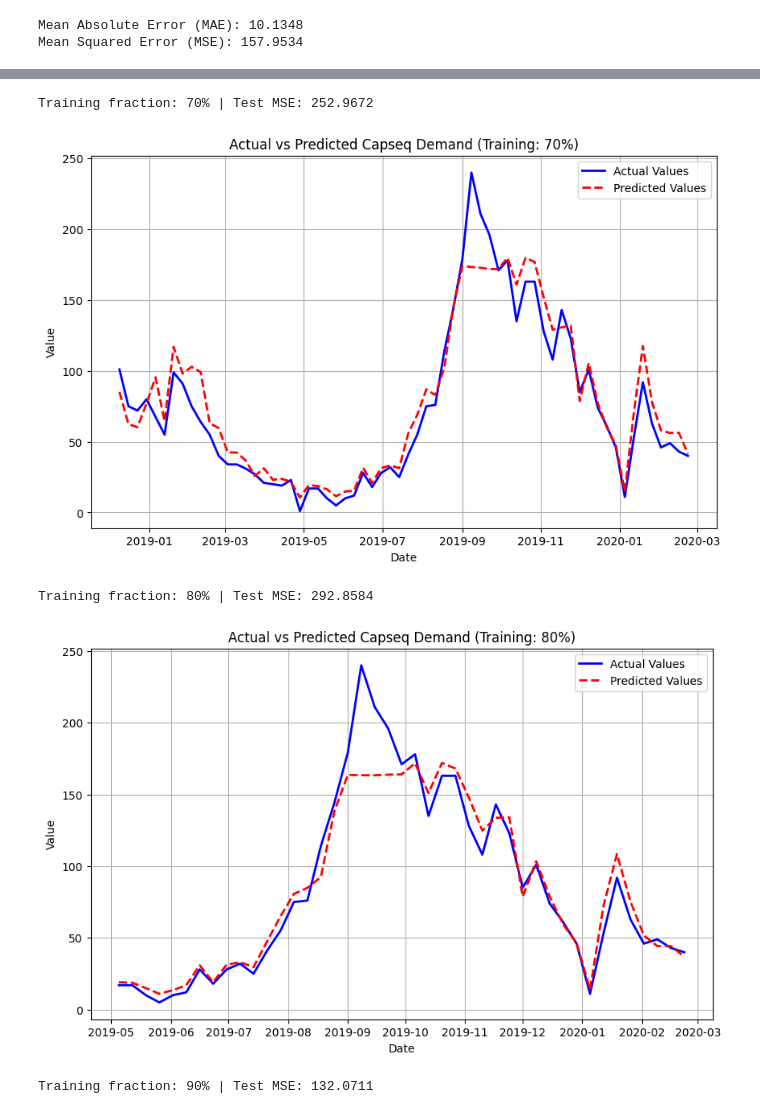
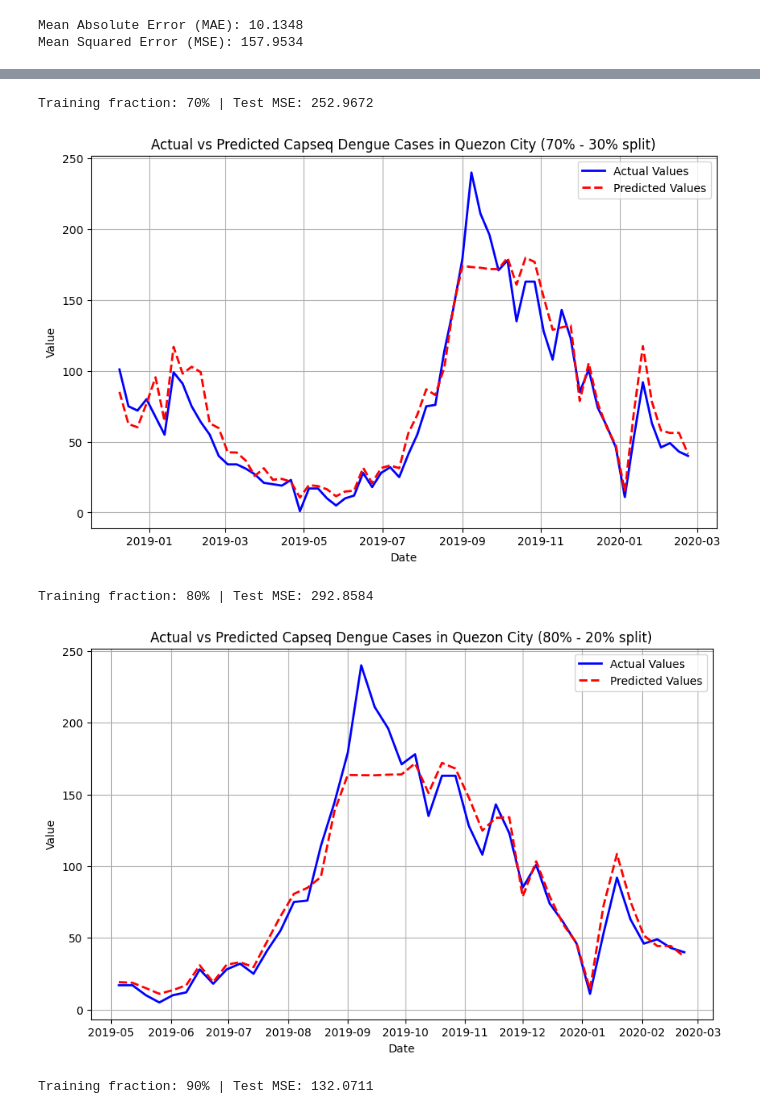
Before and after one commit to manganeseheptoxide/Philippine-Dengue-Cases-Forecasting, a Jupyter notebook: model_training.ipynb, the cells around one changed output, grey strips where cells are left out. Cells and saved outputs as stored; diff of their text form; code cells hidden in the pictures.

Commit message:
fixed plot titles

```diff
--- a/model_training.ipynb
+++ b/model_training.ipynb
@@ -395,34 +401,34 @@ for frac in fractions:
         'max_depth': 4,
         'eta': 0.1,
         'objective': 'reg:squarederror'  # Replace with your custom objective if needed
     }
 
     num_boost_round = 100
     model = xgb.train(params, dtrain, num_boost_round=num_boost_round, obj=generalized_huber_loss)
     model = xgb.train(params, dtrain, num_boost_round=num_boost_round)
 
     # Evaluate the model on test data if available
     if dtest is not None:
         preds = model.predict(dtest)
         mse = mean_squared_error(test_data['cases'], preds)
         results.append((frac, mse))
         print(f"Training fraction: {frac*100:.0f}% | Test MSE: {mse:.4f}")
     else:
         results.append((frac, None))
         print(f"Training fraction: {frac*100:.0f}% | No test data available.")
 # 'results' now holds the training fraction and corresponding test MSE values.
     plt.figure(figsize=(10, 6))
     plt.plot(test_data.index, test_data['cases'], label='Actual Values', color='blue', linewidth=2)
     plt.plot(test_data.index, preds, label='Predicted Values', color='red', linestyle='--', linewidth=2)
-    plt.title(f'Actual vs Predicted Capseq Demand (Training: {frac*100:.0f}%)')
+    plt.title(f'Actual vs Predicted Capseq Dengue Cases in Quezon City ({frac*100:.0f}% - {(1-frac)*100:.0f}% split)')
     plt.xlabel('Date')
     plt.ylabel('Value')
     plt.legend()
     plt.grid(True)
     plt.show()
 # %% [output]
 Training fraction: 70% | Test MSE: 252.9672
-[figure, old version]
+[figure, new version]
 Training fraction: 80% | Test MSE: 292.8584
-[figure, old version]
+[figure, new version]
 Training fraction: 90% | Test MSE: 132.0711
```
Also changed, not shown: parts of 6 cells of this notebook.
